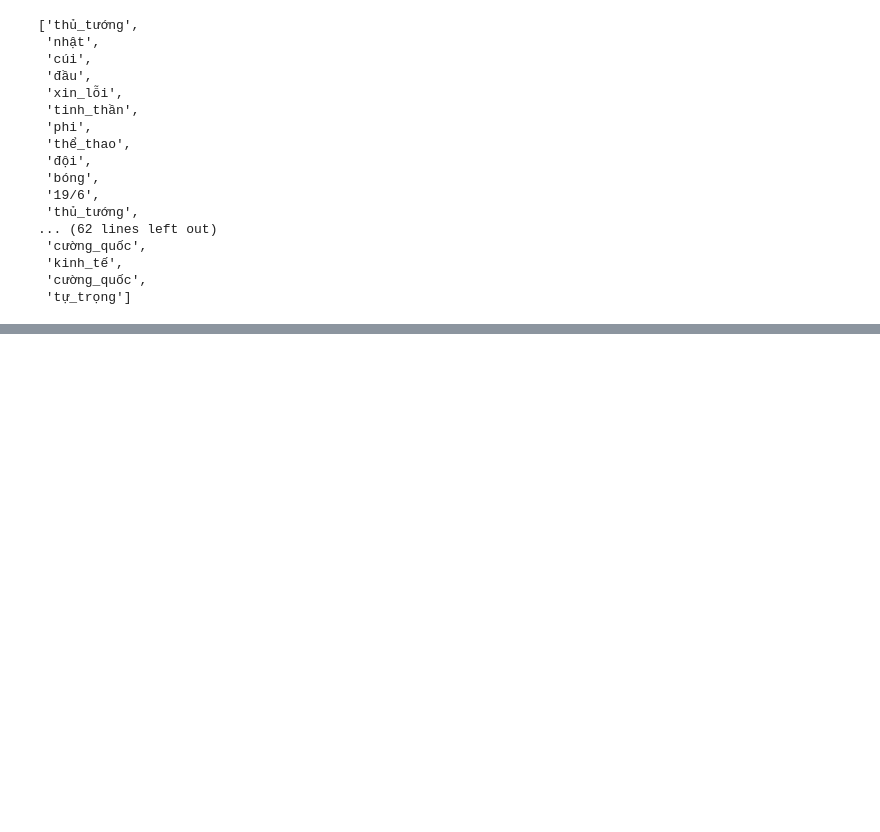
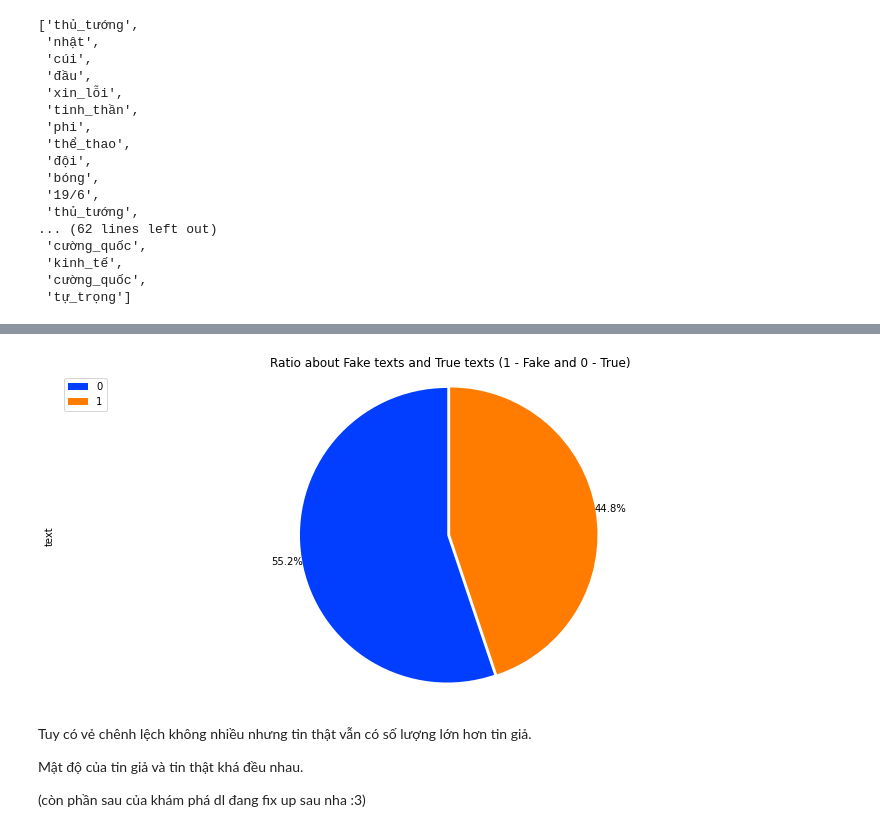
Before and after one commit to tonyvu1289/Project3-nmkhdl, a Jupyter notebook: Untitled.ipynb, the cells around one changed output, grey strips where cells are left out. Saved outputs shown, nothing was run; the diff lists cells and outputs as text; code cells hidden in the pictures; blank space fills up the shorter version.

```diff
--- a/Untitled.ipynb
+++ b/Untitled.ipynb
@@ -68,0 +213,15 @@ data.iloc[1,0]
+# %%
+explode_list=[0,0.02]
+label_count.plot(kind='pie',figsize=(14,6),autopct="%1.1f%%", startangle=90, labels=None, pctdistance=1.1
+                            , explode=explode_list, colors = sns.color_palette('bright')[0:2])
+plt.title("Ratio about Fake texts and True texts (1 - Fake and 0 - True)")
+plt.axis('equal')
+plt.legend(labels = label_count.index, loc='upper left');
+# %% [output]
+[figure, added]
+# %% [markdown]
+Tuy có vẻ chênh lệch không nhiều nhưng tin thật vẫn có số lượng lớn hơn tin giả.
+
+Mật độ của tin giả và tin thật khá đều nhau.
+
+(còn phần sau của khám phá dl đang fix up sau nha :3)
```
Also changed, not shown: parts of 27 cells of this notebook.
